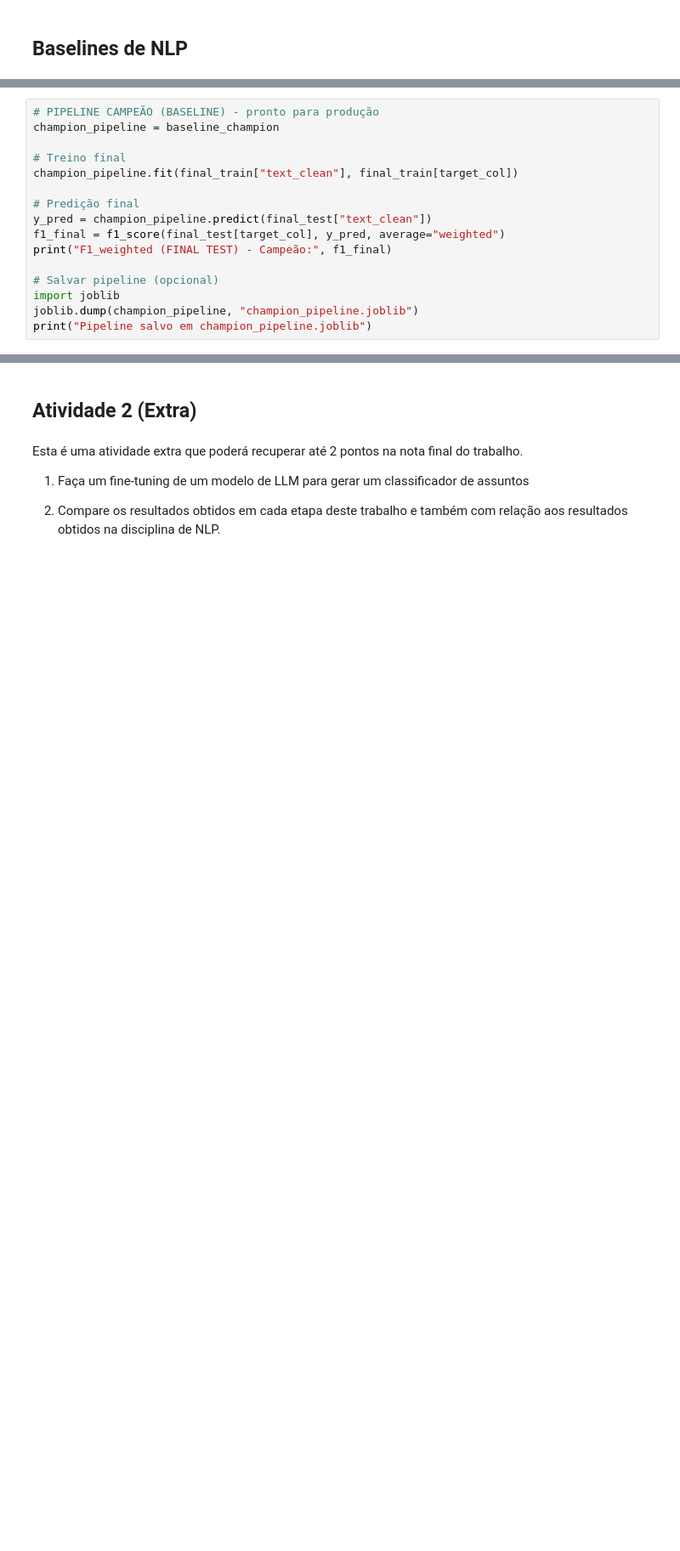
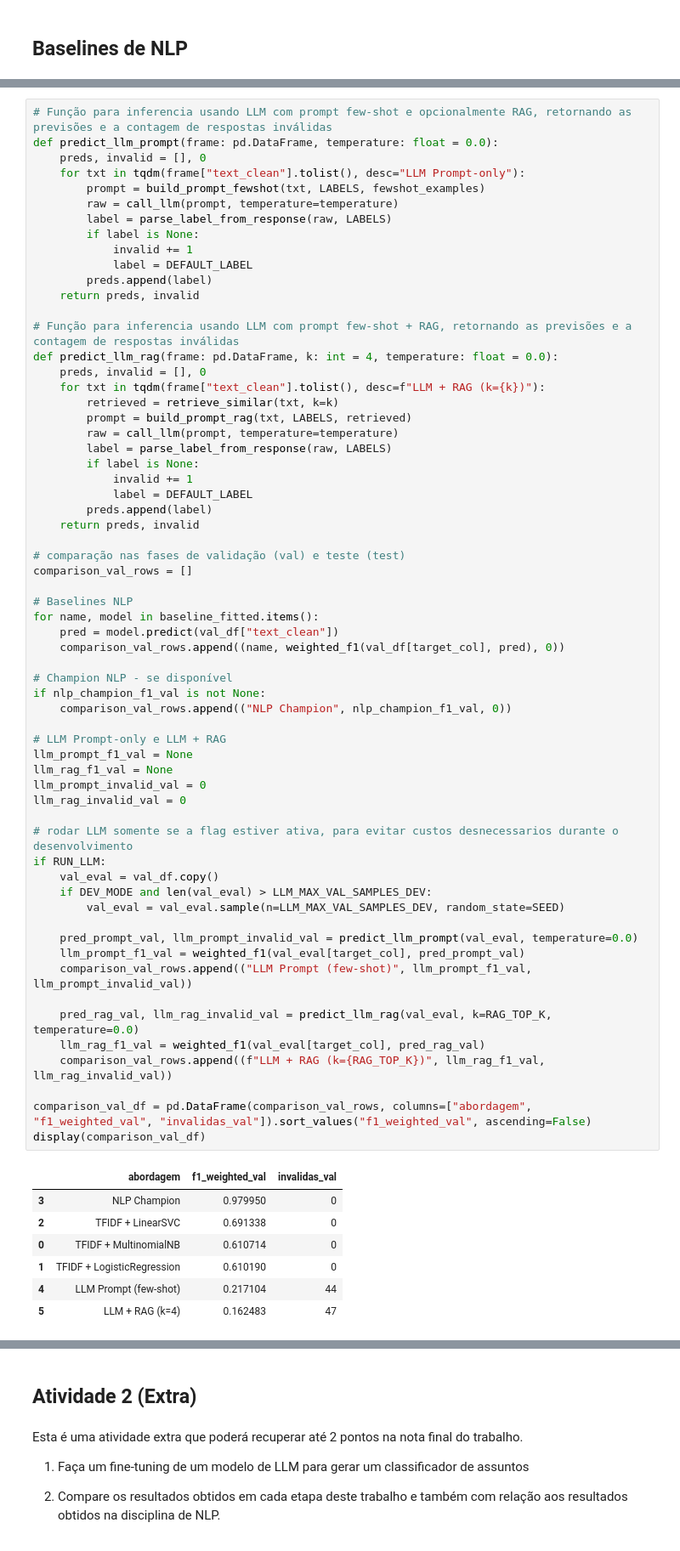
Before and after one commit to eroiborges/projetointegrado, a Jupyter notebook: generative_models/Projeto_Integrado_Template_Trabalho_Final_Generative_AI(2026_1).ipynb, the cells around one changed output, grey strips where cells are left out. Shown at 85% size. Cells and saved outputs as stored; diff of their text form; blank space fills up the shorter version.

```diff
--- a/generative_models/Projeto_Integrado_Template_Trabalho_Final_Generative_AI(2026_1).ipynb
+++ b/generative_models/Projeto_Integrado_Template_Trabalho_Final_Generative_AI(2026_1).ipynb
@@ -558,16 +226,0 @@ Cartão de crédito / Cartão pré-pago       0.81      0.84      0.82        50
-# %%
-# PIPELINE CAMPEÃO (BASELINE) - pronto para produção
-champion_pipeline = baseline_champion
-
-# Treino final
-champion_pipeline.fit(final_train["text_clean"], final_train[target_col])
-
-# Predição final
-y_pred = champion_pipeline.predict(final_test["text_clean"])
-f1_final = f1_score(final_test[target_col], y_pred, average="weighted")
-print("F1_weighted (FINAL TEST) - Campeão:", f1_final)
-
-# Salvar pipeline (opcional)
-import joblib
-joblib.dump(champion_pipeline, "champion_pipeline.joblib")
-print("Pipeline salvo em champion_pipeline.joblib")
@@ -602,0 +460,70 @@ Classes: 5 (Cartão de crédito / Cartão pré-pago, Hipotecas / Empréstimos, O
+# %%
+# Função para inferencia usando LLM com prompt few-shot e opcionalmente RAG, retornando as previsões e a contagem de respostas inválidas
+def predict_llm_prompt(frame: pd.DataFrame, temperature: float = 0.0):
+    preds, invalid = [], 0
+    for txt in tqdm(frame["text_clean"].tolist(), desc="LLM Prompt-only"):
+        prompt = build_prompt_fewshot(txt, LABELS, fewshot_examples)
+        raw = call_llm(prompt, temperature=temperature)
+        label = parse_label_from_response(raw, LABELS)
+        if label is None:
+            invalid += 1
+            label = DEFAULT_LABEL
+        preds.append(label)
+    return preds, invalid
+
+# Função para inferencia usando LLM com prompt few-shot + RAG, retornando as previsões e a contagem de respostas inválidas
+def predict_llm_rag(frame: pd.DataFrame, k: int = 4, temperature: float = 0.0):
+    preds, invalid = [], 0
+    for txt in tqdm(frame["text_clean"].tolist(), desc=f"LLM + RAG (k={k})"):
+        retrieved = retrieve_similar(txt, k=k)
+        prompt = build_prompt_rag(txt, LABELS, retrieved)
+        raw = call_llm(prompt, temperature=temperature)
+        label = parse_label_from_response(raw, LABELS)
+        if label is None:
+            invalid += 1
+            label = DEFAULT_LABEL
+        preds.append(label)
+    return preds, invalid
+
+# comparação nas fases de validação (val) e teste (test)
+comparison_val_rows = []
+
+# Baselines NLP
+for name, model in baseline_fitted.items():
+    pred = model.predict(val_df["text_clean"])
+    comparison_val_rows.append((name, weighted_f1(val_df[target_col], pred), 0))
+
+# Champion NLP - se disponível
+if nlp_champion_f1_val is not None:
+    comparison_val_rows.append(("NLP Champion", nlp_champion_f1_val, 0))
+
+# LLM Prompt-only e LLM + RAG
+llm_prompt_f1_val = None
+llm_rag_f1_val = None
+llm_prompt_invalid_val = 0
+llm_rag_invalid_val = 0
+
+# rodar LLM somente se a flag estiver ativa, para evitar custos desnecessarios durante o desenvolvimento
+if RUN_LLM:
+    val_eval = val_df.copy()
+    if DEV_MODE and len(val_eval) > LLM_MAX_VAL_SAMPLES_DEV:
+        val_eval = val_eval.sample(n=LLM_MAX_VAL_SAMPLES_DEV, random_state=SEED)
+
+    pred_prompt_val, llm_prompt_invalid_val = predict_llm_prompt(val_eval, temperature=0.0)
+    llm_prompt_f1_val = weighted_f1(val_eval[target_col], pred_prompt_val)
+    comparison_val_rows.append(("LLM Prompt (few-shot)", llm_prompt_f1_val, llm_prompt_invalid_val))
+
+    pred_rag_val, llm_rag_invalid_val = predict_llm_rag(val_eval, k=RAG_TOP_K, temperature=0.0)
+    llm_rag_f1_val = weighted_f1(val_eval[target_col], pred_rag_val)
+    comparison_val_rows.append((f"LLM + RAG (k={RAG_TOP_K})", llm_rag_f1_val, llm_rag_invalid_val))
+
+comparison_val_df = pd.DataFrame(comparison_val_rows, columns=["abordagem", "f1_weighted_val", "invalidas_val"]).sort_values("f1_weighted_val", ascending=False)
+display(comparison_val_df)
+# %% [output]
+|  | abordagem | f1_weighted_val | invalidas_val |
+| 3 | NLP Champion | 0.979950 | 0 |
+| 2 | TFIDF + LinearSVC | 0.691338 | 0 |
+| 0 | TFIDF + MultinomialNB | 0.610714 | 0 |
+| 1 | TFIDF + LogisticRegression | 0.610190 | 0 |
+| 4 | LLM Prompt (few-shot) | 0.217104 | 44 |
+| 5 | LLM + RAG (k=4) | 0.162483 | 47 |
```
Also changed, not shown: parts of 56 cells of this notebook.
